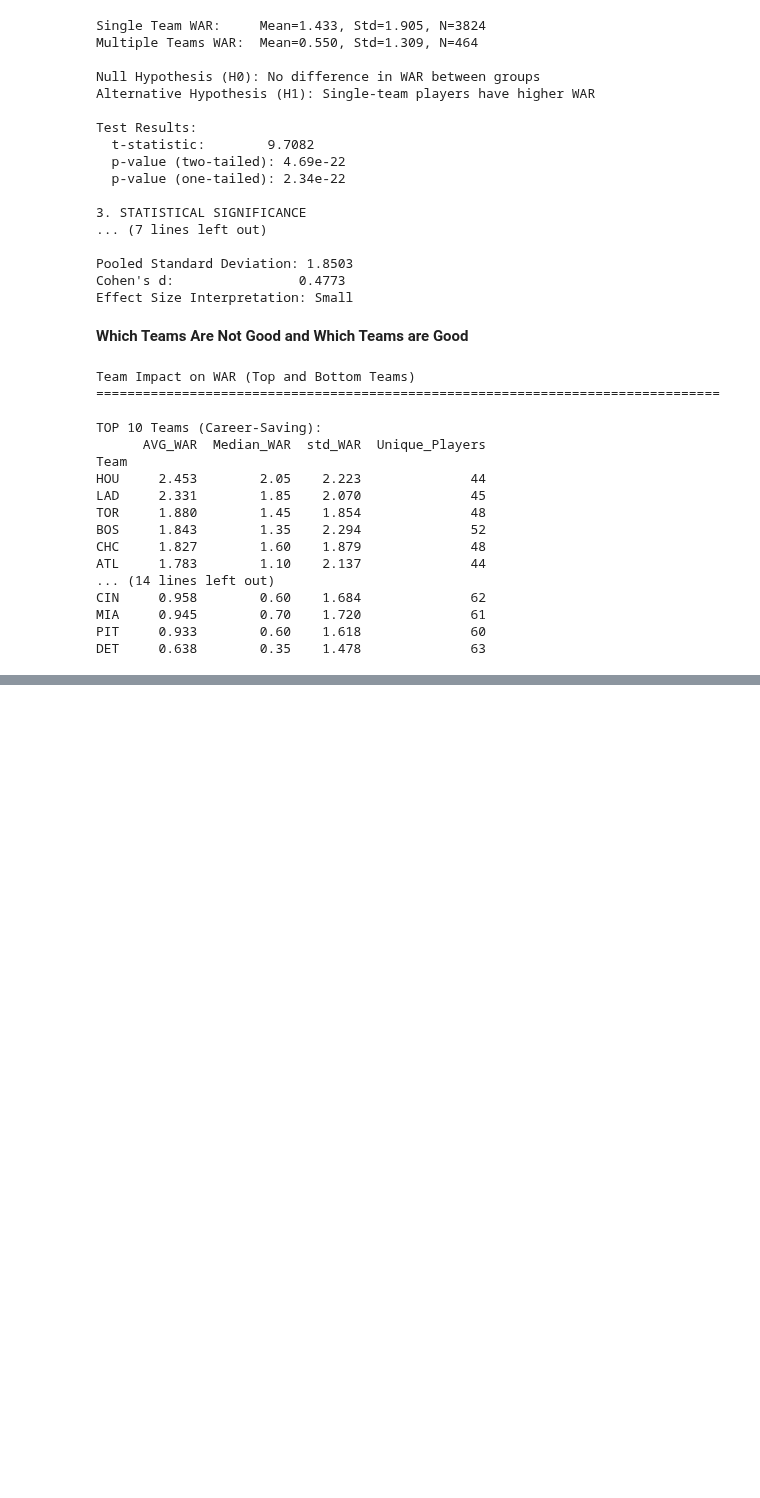
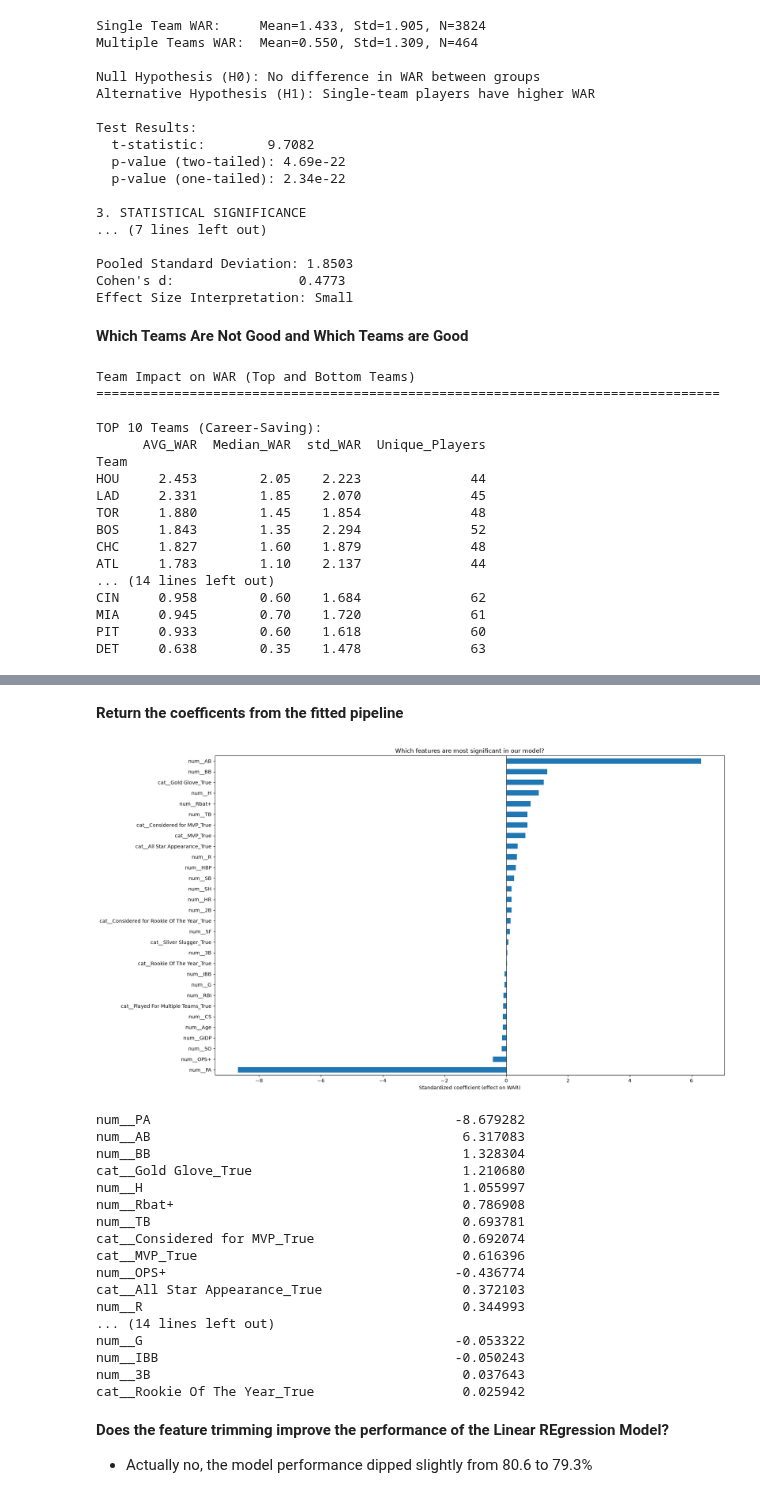
Before and after one commit to AHayslip23/Baseball-Hitting-2015-2024, a Jupyter notebook: Baseball Hitting.ipynb, the cells around one changed output, grey strips where cells are left out. Cells and saved outputs as stored; diff of their text form; code cells hidden in the pictures; blank space fills up the shorter version.

Commit message:
Commit #4
Built base logistic regression model as well as random forest machine learning model

```diff
--- a/Baseball Hitting.ipynb
+++ b/Baseball Hitting.ipynb
@@ -682,0 +764,2 @@ DET     0.638        0.35    1.478              63
+# %% [markdown]
+**Return the coefficents from the fitted pipeline**
@@ -682,0 +769,46 @@ DET     0.638        0.35    1.478              63
+# %%
+def visualize_feature_importances(fitted_pipeline, top_n=None):
+    feature_names = fitted_pipeline.named_steps["preprocessor"].get_feature_names_out()
+    coefs = fitted_pipeline.named_steps["model"].coef_
+
+    feat_importances = pd.Series(coefs, index=feature_names)
+
+    top_features = feat_importances.reindex(
+        feat_importances.abs().nlargest(top_n).index
+    )
+
+    top_features.sort_values().plot(kind="barh", figsize=(18, 10))
+    plt.xlabel("Standardized coefficient (effect on WAR)")
+    plt.title("Which features are most significant in our model?")
+    plt.axvline(0, color="black", linewidth=0.8)
+    plt.tight_layout()
+    plt.show()
+
+    return feat_importances.sort_values(key=abs, ascending=False)
+# %%
+coef_df = visualize_feature_importances(fitted_pipeline, top_n=30)
+
+pd.set_option("display.float_format", lambda x: f"{x:.6f}")
+print(coef_df.to_string())
+# %% [output]
+[figure, added]
+num__PA                                       -8.679282
+num__AB                                        6.317083
+num__BB                                        1.328304
+cat__Gold Glove_True                           1.210680
+num__H                                         1.055997
+num__Rbat+                                     0.786908
+num__TB                                        0.693781
+cat__Considered for MVP_True                   0.692074
+cat__MVP_True                                  0.616396
+num__OPS+                                     -0.436774
+cat__All Star Appearance_True                  0.372103
+num__R                                         0.344993
+... (14 lines left out)
+num__G                                        -0.053322
+num__IBB                                      -0.050243
+num__3B                                        0.037643
+cat__Rookie Of The Year_True                   0.025942
+# %% [markdown]
+**Does the feature trimming improve the performance of the Linear REgression Model?**
+- Actually no, the model performance dipped slightly from 80.6 to 79.3%
```
Also changed, not shown: parts of 13 cells of this notebook.
